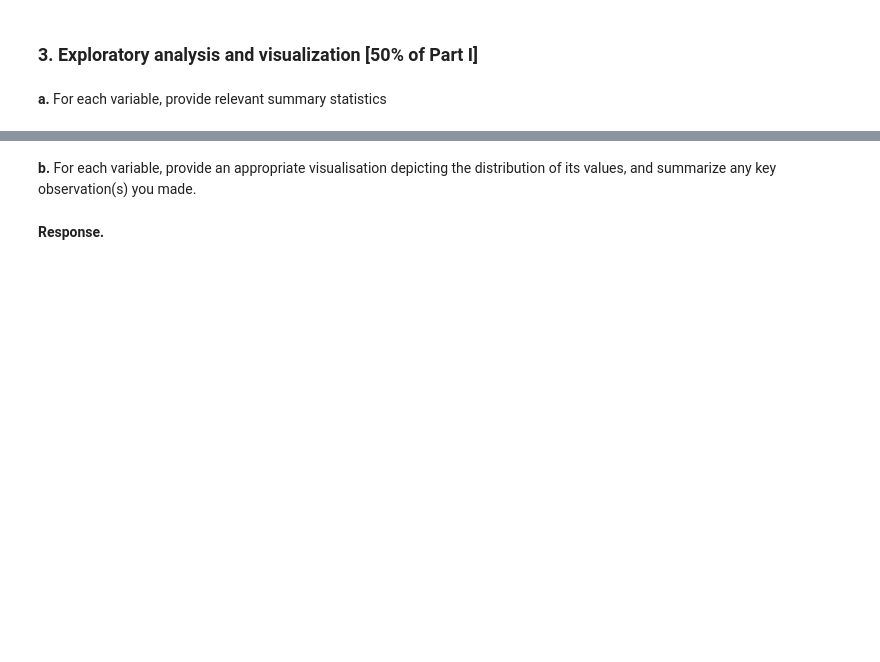
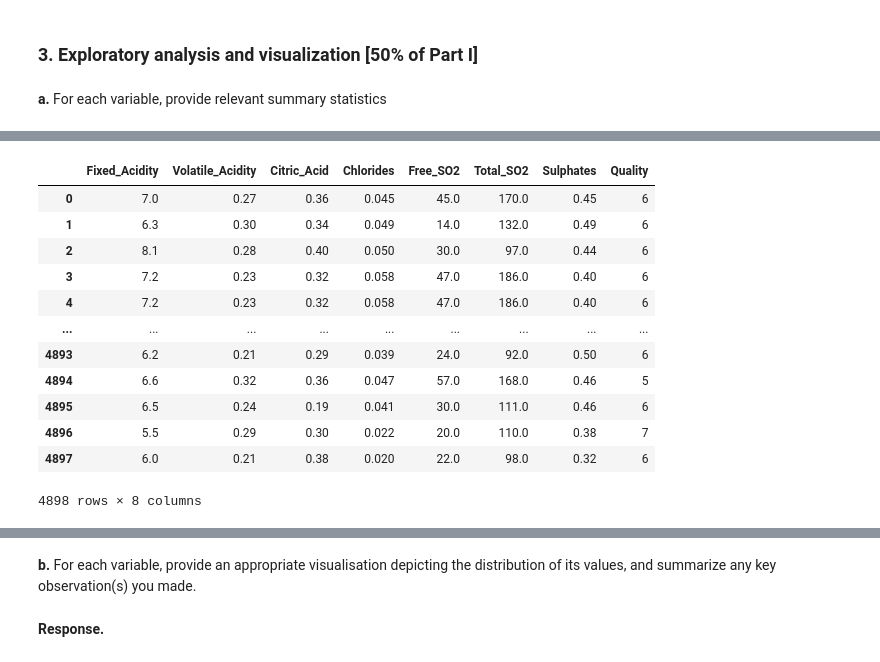
Before and after one commit to Zacboss3/CS105-Project-Submission-Part-I-2024, a Jupyter notebook: CS105 Project Submission Part I 2024.ipynb, the cells around one changed output, grey strips where cells are left out. Drawn from its saved outputs; the diff is of its cells as text; code cells hidden in the pictures; blank space fills up the shorter version.

```diff
--- a/CS105 Project Submission Part I 2024.ipynb
+++ b/CS105 Project Submission Part I 2024.ipynb
@@ -65,0 +222,17 @@ To edit any markdown cell, double click the cell; after editing, execute the mar
+# %%
+#Five-number summary of numerical measures
+df[ ["Fixed_Acidity","Volatile_Acidity","Citric_Acid","Chlorides","Free_SO2","Total_SO2","Sulphates","Quality"] ]
+# %% [output]
+|  | Fixed_Acidity | Volatile_Acidity | Citric_Acid | Chlorides | Free_SO2 | Total_SO2 | Sulphates | Quality |
+| 0 | 7.0 | 0.27 | 0.36 | 0.045 | 45.0 | 170.0 | 0.45 | 6 |
+| 1 | 6.3 | 0.30 | 0.34 | 0.049 | 14.0 | 132.0 | 0.49 | 6 |
+| 2 | 8.1 | 0.28 | 0.40 | 0.050 | 30.0 | 97.0 | 0.44 | 6 |
+| 3 | 7.2 | 0.23 | 0.32 | 0.058 | 47.0 | 186.0 | 0.40 | 6 |
+| 4 | 7.2 | 0.23 | 0.32 | 0.058 | 47.0 | 186.0 | 0.40 | 6 |
+| ... | ... | ... | ... | ... | ... | ... | ... | ... |
+| 4893 | 6.2 | 0.21 | 0.29 | 0.039 | 24.0 | 92.0 | 0.50 | 6 |
+| 4894 | 6.6 | 0.32 | 0.36 | 0.047 | 57.0 | 168.0 | 0.46 | 5 |
+| 4895 | 6.5 | 0.24 | 0.19 | 0.041 | 30.0 | 111.0 | 0.46 | 6 |
+| 4896 | 5.5 | 0.29 | 0.30 | 0.022 | 20.0 | 110.0 | 0.38 | 7 |
+| 4897 | 6.0 | 0.21 | 0.38 | 0.020 | 22.0 | 98.0 | 0.32 | 6 |
+4898 rows × 8 columns
```
Also changed, not shown: parts of 32 cells of this notebook.
